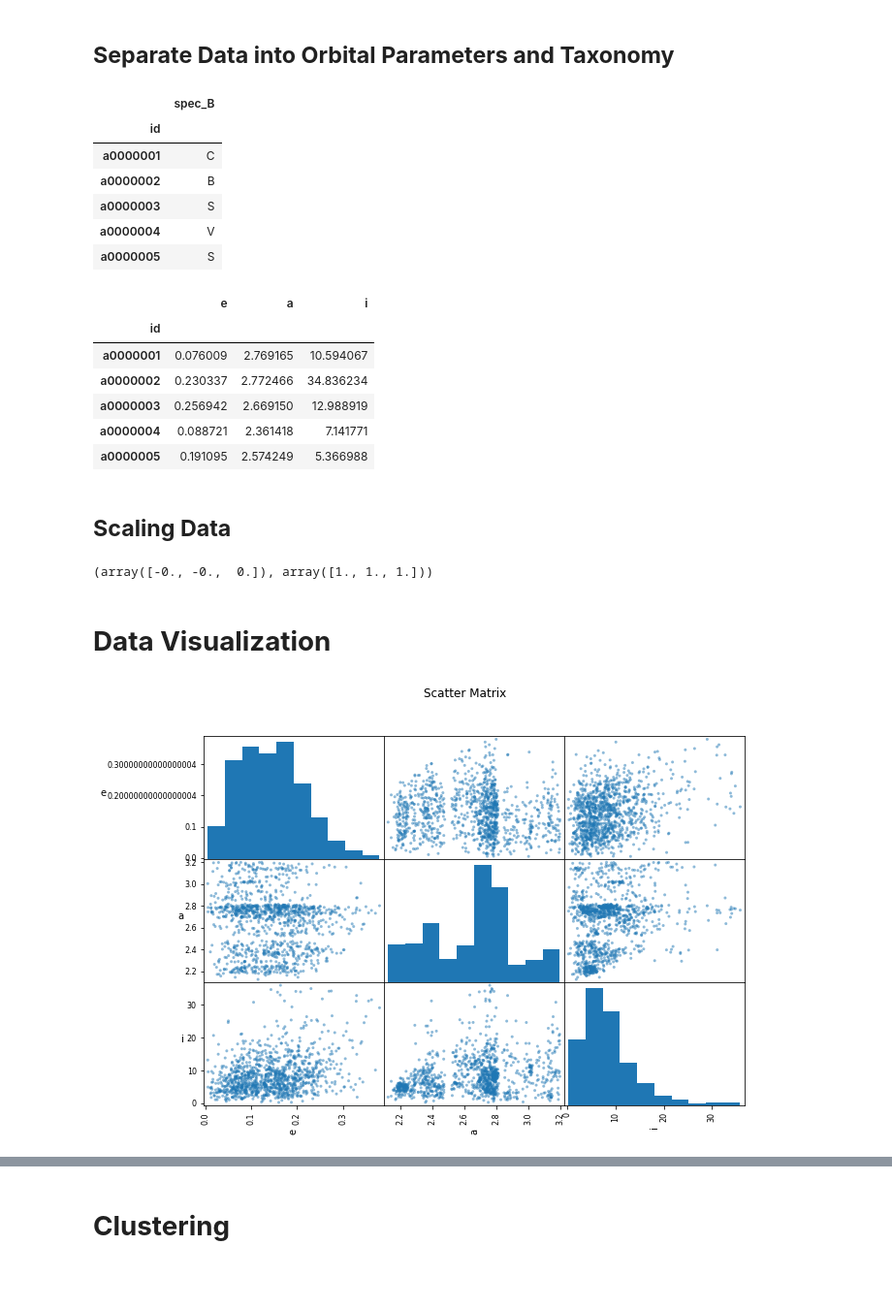
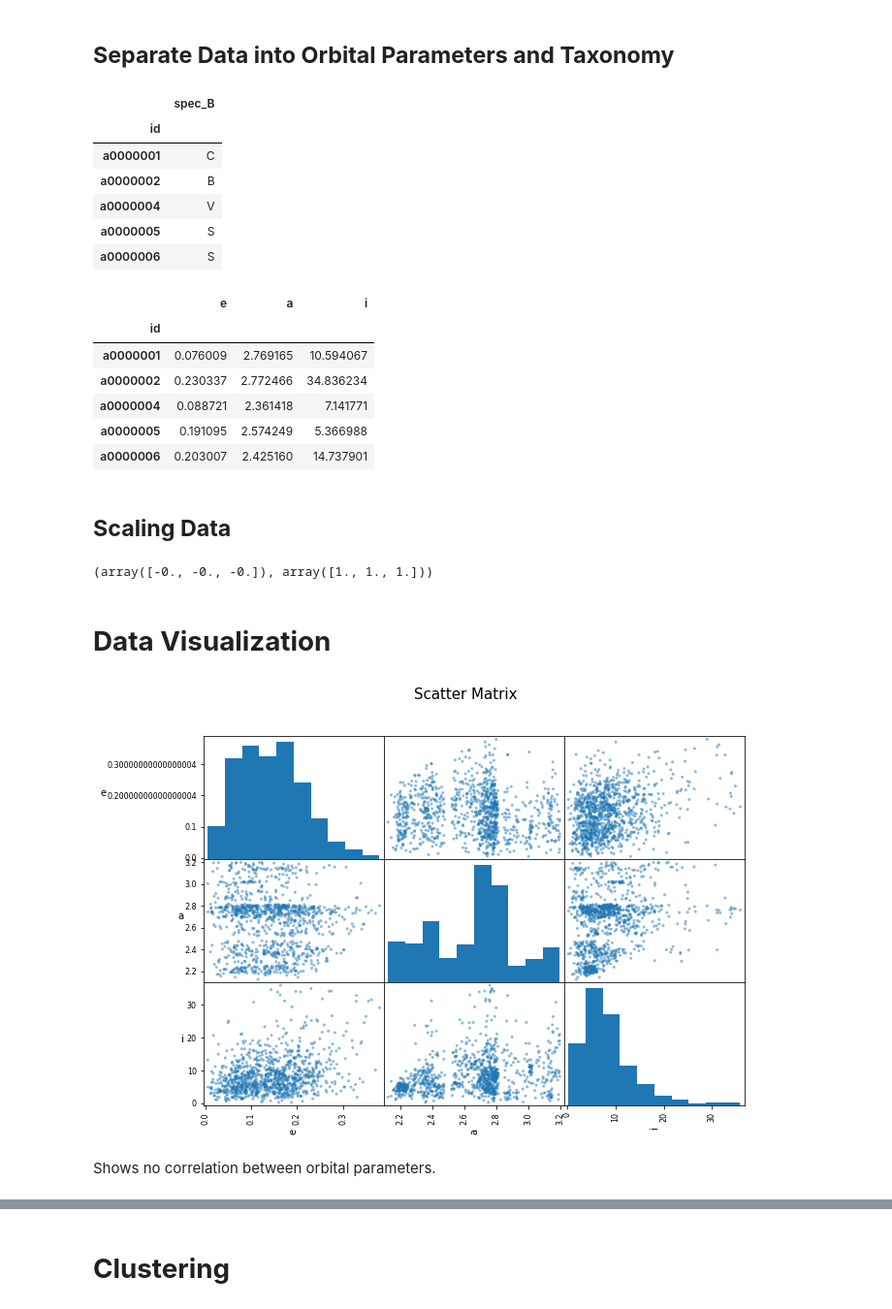
Before and after one commit to ZachGermain/Asteroid_Clustering, a Jupyter notebook: Code/Asteroid_Clustering_Project.ipynb, the cells around one changed output, grey strips where cells are left out. Shown: that part at 97% size. Cells and saved outputs as stored; diff of their text form; code cells hidden in the pictures; blank space fills up the shorter version.

```diff
--- a/Code/Asteroid_Clustering_Project.ipynb
+++ b/Code/Asteroid_Clustering_Project.ipynb
@@ -99,7 +100,7 @@ array(['A', 'B', 'C', 'D', 'K', 'L', 'O', 'R', 'S', 'T', 'V', 'X'],
 # %%
 
-tinyTypes = [ 'A', 'D', 'O', 'R', 'T', 'U' ] #Cutoff of 20 and transition state reduced
-#tinyTypes = [ 'A', 'Cg', 'Cgh', 'D', 'Ld', 'O', 'R', 'Sk', 'Sr', 'T', 'U' ] #Cutoff of 20 and not reduced
+#tinyTypes = [ 'A', 'D', 'O', 'R', 'T', 'U' ] #Cutoff of 20 and transition state reduced
+tinyTypes = [ 'A', 'Cg', 'Cgh', 'D', 'Ld', 'O', 'R', 'Sk', 'Sr', 'T', 'U', 'Xe' ] #Cutoff of 20 and not reduced
 #tinyTypes = [ 'A', 'Cb', 'Cg', 'Cgh', 'D', 'K', 'L', 'Ld', 'O', 'R', 'Sa',
 #             'Sk', 'Sl', 'Sq', 'Sr', 'T', 'U', 'V', 'Xe', 'Xk' ] #Cutoff of 50 and not reduced
 
@@ -154,9 +163,9 @@ taxonomy.head()
 | id |  |
 | a0000001 | C |
 | a0000002 | B |
-| a0000003 | S |
 | a0000004 | V |
 | a0000005 | S |
+| a0000006 | S |
 # %%
 astDf = astDf.drop(labels = 'spec_B', axis = 1)
 astDf.head()
@@ -165,30 +174,32 @@ astDf.head()
 | id |  |  |  |
 | a0000001 | 0.076009 | 2.769165 | 10.594067 |
 | a0000002 | 0.230337 | 2.772466 | 34.836234 |
-| a0000003 | 0.256942 | 2.669150 | 12.988919 |
 | a0000004 | 0.088721 | 2.361418 | 7.141771 |
 | a0000005 | 0.191095 | 2.574249 | 5.366988 |
+| a0000006 | 0.203007 | 2.425160 | 14.737901 |
 # %% [markdown]
 ## **Scaling Data**
 # %%
 astScaled = preprocessing.scale(astDf)
 astScaled.mean(0).round(2), astScaled.std(0)
 # %% [output]
-(array([-0., -0.,  0.]), array([1., 1., 1.]))
+(array([-0., -0., -0.]), array([1., 1., 1.]))
 # %% [markdown]
 # **Data Visualization**
 # %%
 axs = pd.plotting.scatter_matrix(astDf, figsize=(10,7));
 for x in range(len(axs)):
     for y in range(len(axs)):
         if x == len(axs) - 1:
             #to make x axis name vertical
             axs[x, y].xaxis.label.set_rotation(90);
         if y == 0:
             axs[x, y].yaxis.label.set_rotation(0);
-pl.suptitle("Scatter Matrix");
+pl.suptitle("Scatter Matrix", size = 15);
 # %% [output]
-[figure, old version]
+[figure, new version]
+# %% [markdown]
+Shows no correlation between orbital parameters.
 # %%
 twodproj = manifold.TSNE(random_state = 7).fit_transform(astScaled)
 pl.figure(figsize = (10,7))
```
Also changed, not shown: parts of 24 cells of this notebook.
